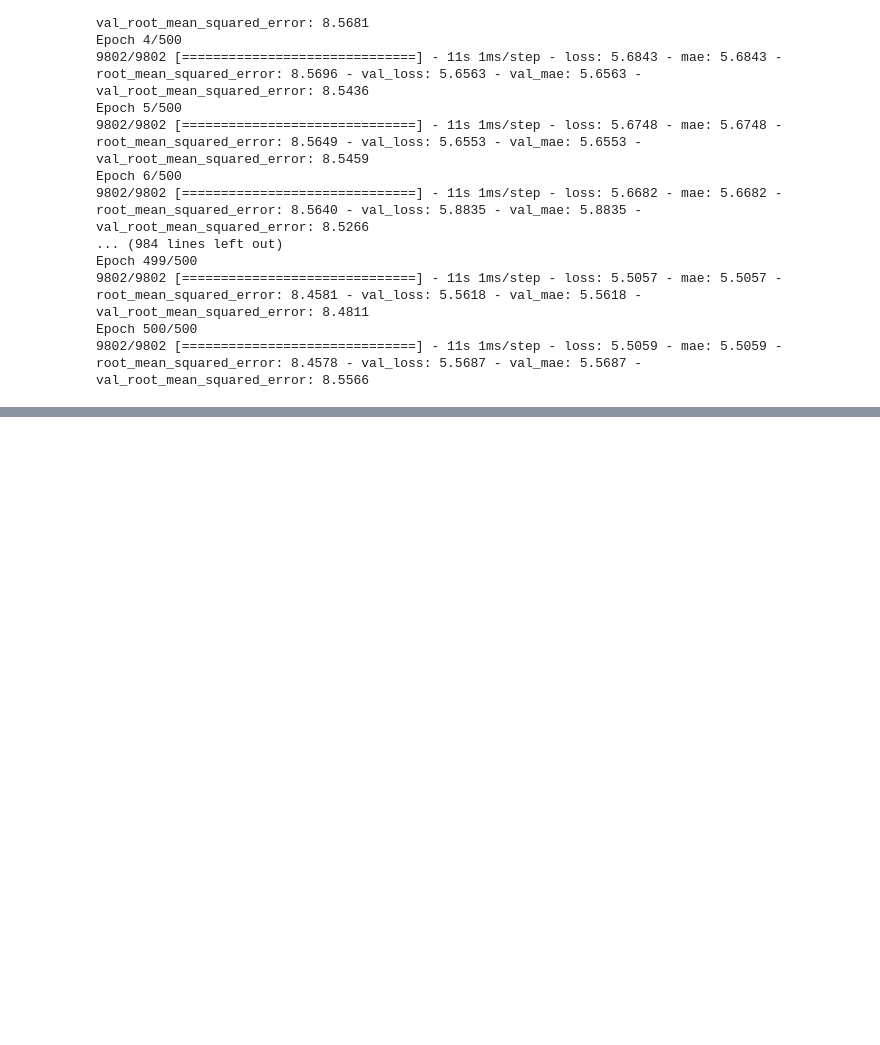
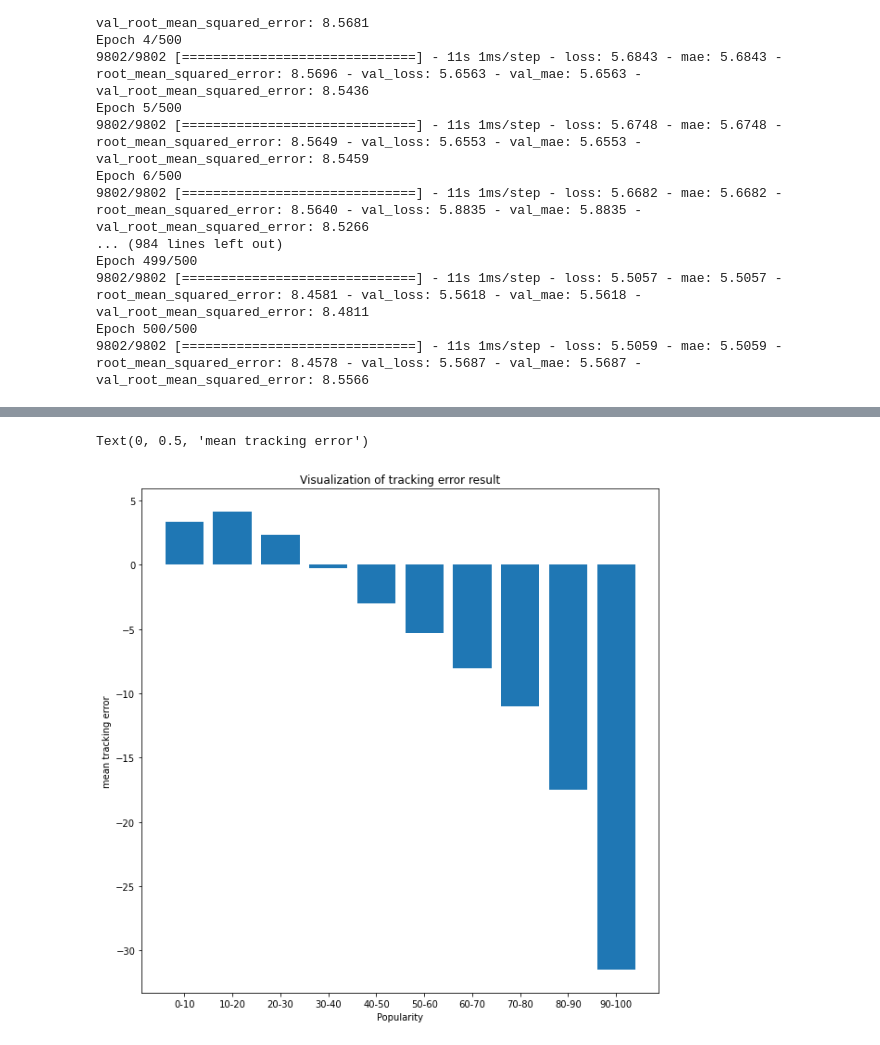
Before and after one commit to Flo2022/Seminararbeit-Spotify, a Jupyter notebook: Preprocessing and ML-methods.ipynb, the cells around one changed output, grey strips where cells are left out. Drawn from its saved outputs; the diff is of its cells as text; code cells hidden in the pictures; blank space fills up the shorter version.

```diff
--- a/Preprocessing and ML-methods.ipynb
+++ b/Preprocessing and ML-methods.ipynb
@@ -214,0 +266,27 @@ Epoch 500/500
+# %%
+df_combined = [tracking_error, y_test]
+df_tracking_error = pd.concat( df_combined,axis=1,ignore_index=True)
+df_tracking_error.columns = ["tracking_error", "y_test"]
+
+tracking_error0_10 = df_tracking_error.loc[df_tracking_error["y_test"]<=10, "tracking_error"]
+tracking_error10_20= df_tracking_error.loc[((df_tracking_error["y_test"]<=20) & (df_tracking_error["y_test"] > 10)), "tracking_error"]
+tracking_error20_30= df_tracking_error.loc[((df_tracking_error["y_test"]<=30) & (df_tracking_error["y_test"] > 20)), "tracking_error"]
+tracking_error30_40= df_tracking_error.loc[((df_tracking_error["y_test"]<=40) & (df_tracking_error["y_test"] > 30)), "tracking_error"]
+tracking_error40_50= df_tracking_error.loc[((df_tracking_error["y_test"]<=50) & (df_tracking_error["y_test"] > 40)), "tracking_error"]
+tracking_error50_60= df_tracking_error.loc[((df_tracking_error["y_test"]<=60) & (df_tracking_error["y_test"] > 50)), "tracking_error"]
+tracking_error60_70= df_tracking_error.loc[((df_tracking_error["y_test"]<=70) & (df_tracking_error["y_test"] > 60)), "tracking_error"]
+tracking_error70_80= df_tracking_error.loc[((df_tracking_error["y_test"]<=80) & (df_tracking_error["y_test"] > 70)), "tracking_error"]
+tracking_error80_90= df_tracking_error.loc[((df_tracking_error["y_test"]<=90) & (df_tracking_error["y_test"] > 80)), "tracking_error"]
+tracking_error90_100= df_tracking_error.loc[df_tracking_error["y_test"]>90, "tracking_error"]
+# %%
+plt.figure(figsize=(10,10))
+list_tracking_error = [tracking_error0_10.mean(), tracking_error10_20.mean(), tracking_error20_30.mean(), tracking_error30_40.mean(), tracking_error40_50.mean(),
+                      tracking_error50_60.mean(), tracking_error60_70.mean(), tracking_error70_80.mean(), tracking_error80_90.mean(), tracking_error90_100.mean()]
+
+plt.bar(["0-10", "10-20", "20-30", "30-40", "40-50","50-60", "60-70", "70-80", "80-90", "90-100"], list_tracking_error)
+plt.title("Visualization of tracking error result")
+plt.xlabel("Popularity")
+plt.ylabel("mean tracking error")
+# %% [output]
+Text(0, 0.5, 'mean tracking error')
+[figure, added]
```
Also changed, not shown: parts of 12 cells of this notebook.
